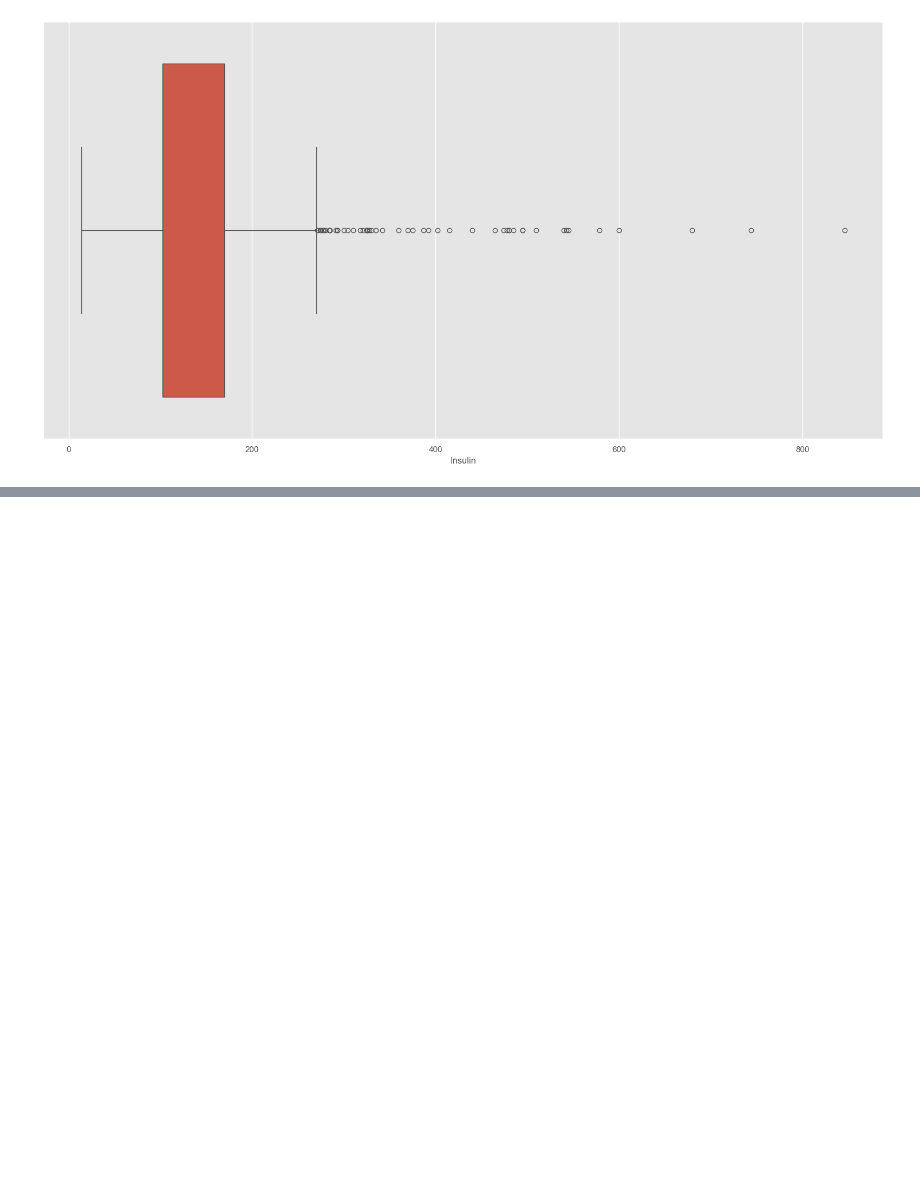
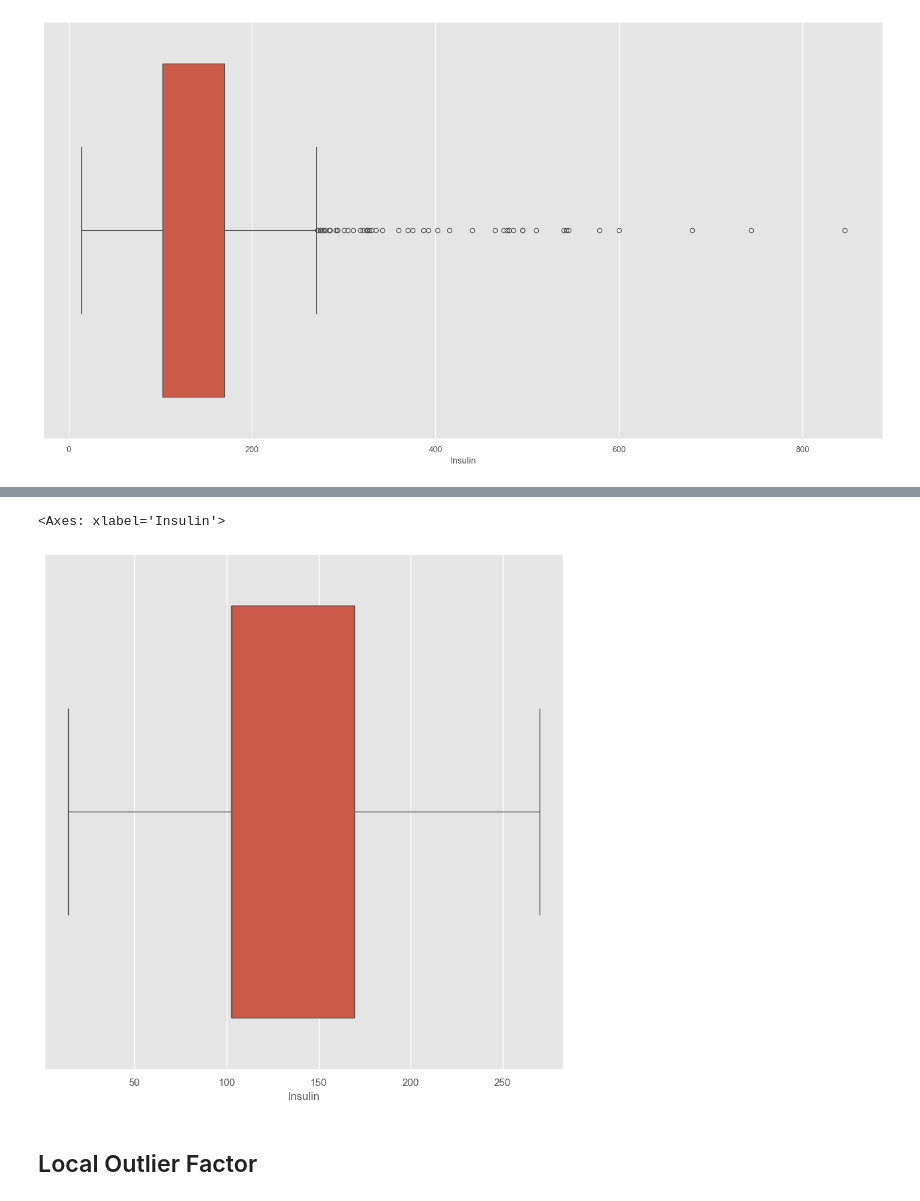
Before and after one commit to vikasjangidmk/A-Machine-Learning-Approach-to-Diabetes-Prediction-Performance-Comparison-of-Multiple-Classifiers, a Jupyter notebook: Notebook.ipynb, the cells around one changed output, grey strips where cells are left out. Saved outputs shown, nothing was run; the diff lists cells and outputs as text; code cells hidden in the pictures; blank space fills up the shorter version.

Commit message:
data preprocessing

```diff
--- a/Notebook.ipynb
+++ b/Notebook.ipynb
@@ -440,0 +453,17 @@ sns.boxplot(data = df['Insulin'], orient="h")
+# %%
+Q1 = df['Insulin'].quantile(0.25)
+Q3 = df['Insulin'].quantile(0.75)
+# %%
+IQR = Q3-Q1
+lower = Q1-1.5*IQR
+upper = Q3+1.5*IQR
+
+df.loc[df['Insulin']>upper, 'Insulin'] = upper #outliers are replaced with upper value
+# %%
+plt.figure(figsize=(10,10))
+sns.boxplot(data = df['Insulin'], orient="h")
+# %% [output]
+<Axes: xlabel='Insulin'>
+[figure, added]
+# %% [markdown]
+## Local Outlier Factor
```
Also changed, not shown: parts of 14 cells of this notebook, 1 other file.
